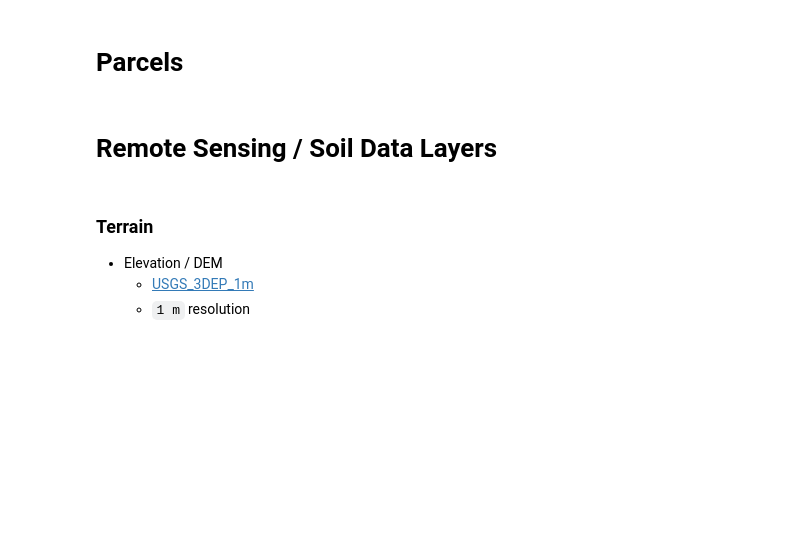
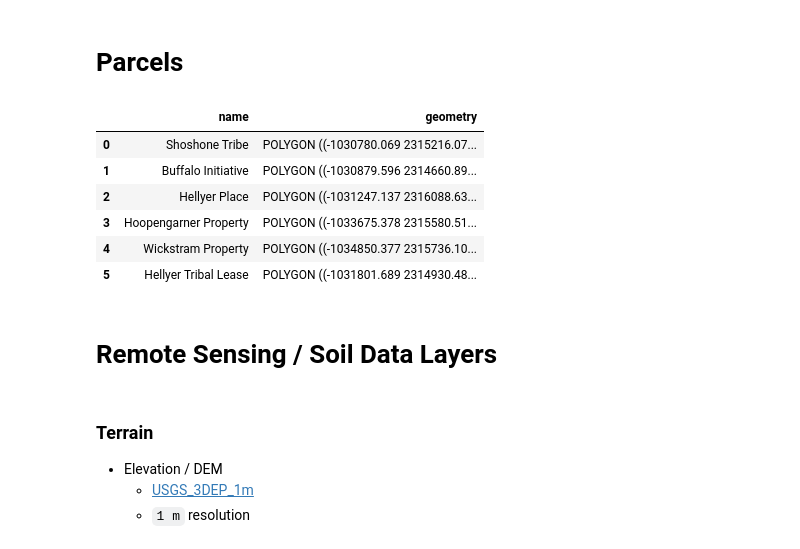
Before and after one commit to collaborative-earth/bison-lab, a Jupyter notebook: notebooks/Exploration/parcel_exoploration_and_soil_properties.ipynb, the cells around one changed output. Saved outputs shown, nothing was run; the diff lists cells and outputs as text; code cells hidden in the pictures; blank space fills up the shorter version.

```diff
--- a/notebooks/Exploration/parcel_exoploration_and_soil_properties.ipynb
+++ b/notebooks/Exploration/parcel_exoploration_and_soil_properties.ipynb
@@ -61,3 +61,13 @@ df_parcels = df_parcels.append(df_shoshone_tribe_subplots).reset_index(drop=True
+# %%
+df_parcels
+# %% [output]
+|  | name | geometry |
+| 0 | Shoshone Tribe | POLYGON ((-1030780.069 2315216.07... |
+| 1 | Buffalo Initiative | POLYGON ((-1030879.596 2314660.89... |
+| 2 | Hellyer Place | POLYGON ((-1031247.137 2316088.63... |
+| 3 | Hoopengarner Property | POLYGON ((-1033675.378 2315580.51... |
+| 4 | Wickstram Property | POLYGON ((-1034850.377 2315736.10... |
+| 5 | Hellyer Tribal Lease | POLYGON ((-1031801.689 2314930.48... |
 # %%
 # Convert parcels dataframe to ee.featureCollection
 parcels = geemap.geopandas_to_ee(df_parcels)
```
Also changed, not shown: parts of 15 cells of this notebook, 52 other files.
